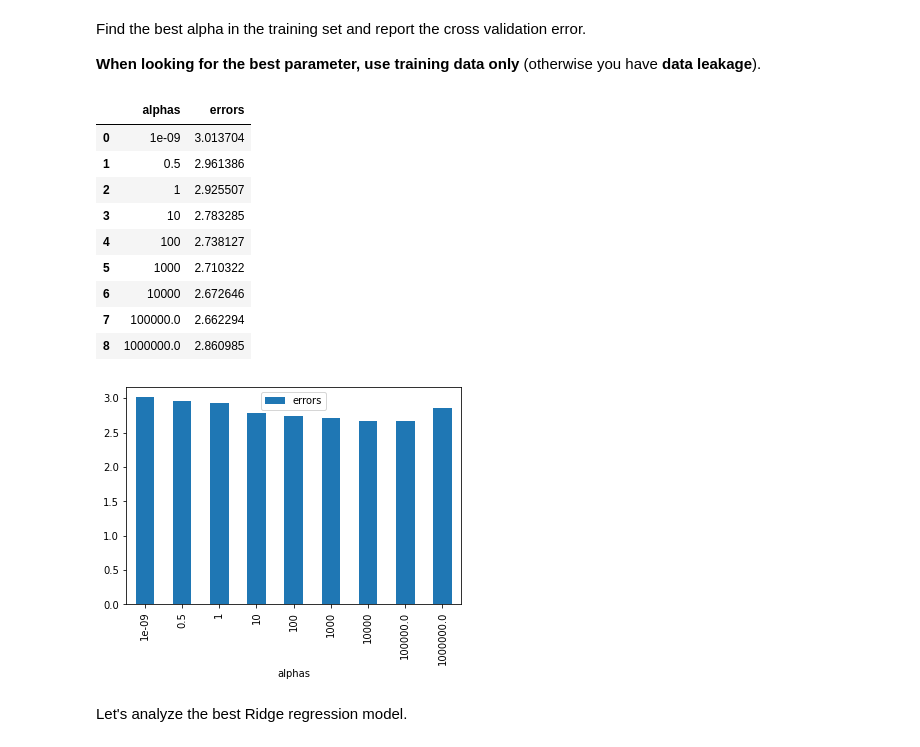
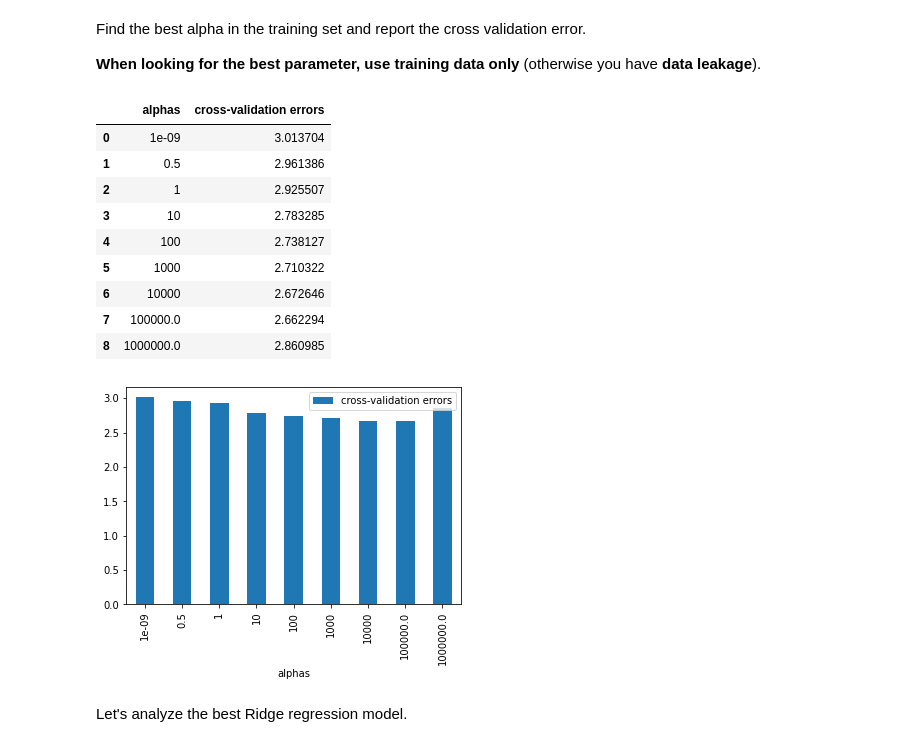
Before and after one commit to andreaaraldo/machine-learning-for-networks, a Jupyter notebook: 03.regression_contd-and-classification/b.regularization.ipynb, the cells around one changed output. Drawn from its saved outputs; the diff is of its cells as text; code cells hidden in the pictures.

```diff
--- a/03.regression_contd-and-classification/b.regularization.ipynb
+++ b/03.regression_contd-and-classification/b.regularization.ipynb
@@ -151,32 +152,32 @@ Find the best alpha in the training set and report the cross validation error.
 # %%
 k_fold = KFold(n_splits=5, shuffle=True, random_state=10)
 
 alphas = [1e-9, 0.5, 1, 10, 100, 1000, 10000, 1e5, 1e6]
 errors = []
 for a in alphas:
     scores = cross_val_score(Ridge(alpha=a),
                 X_train, y_train, cv=k_fold,
                 scoring = 'neg_mean_squared_error')
     errors.append(sqrt(mean(-scores) ) )
 
 # We convert x-values to string because otherwise they would
 # be to far from each other
 df_errors = pd.DataFrame({'alphas':[str(a) for a in alphas],
-                        'errors':errors})
+                        'cross-validation errors':errors})
 ax = df_errors.plot.bar(x='alphas')
 df_errors
 # %% [output]
-|  | alphas | errors |
+|  | alphas | cross-validation errors |
 | 0 | 1e-09 | 3.013704 |
 | 1 | 0.5 | 2.961386 |
 | 2 | 1 | 2.925507 |
 | 3 | 10 | 2.783285 |
 | 4 | 100 | 2.738127 |
 | 5 | 1000 | 2.710322 |
 | 6 | 10000 | 2.672646 |
 | 7 | 100000.0 | 2.662294 |
 | 8 | 1000000.0 | 2.860985 |
-[figure, old version]
+[figure, new version]
 # %% [markdown]
 Let's analyze the best Ridge regression model.
 # %%
```
Also changed, not shown: parts of 4 cells of this notebook.
